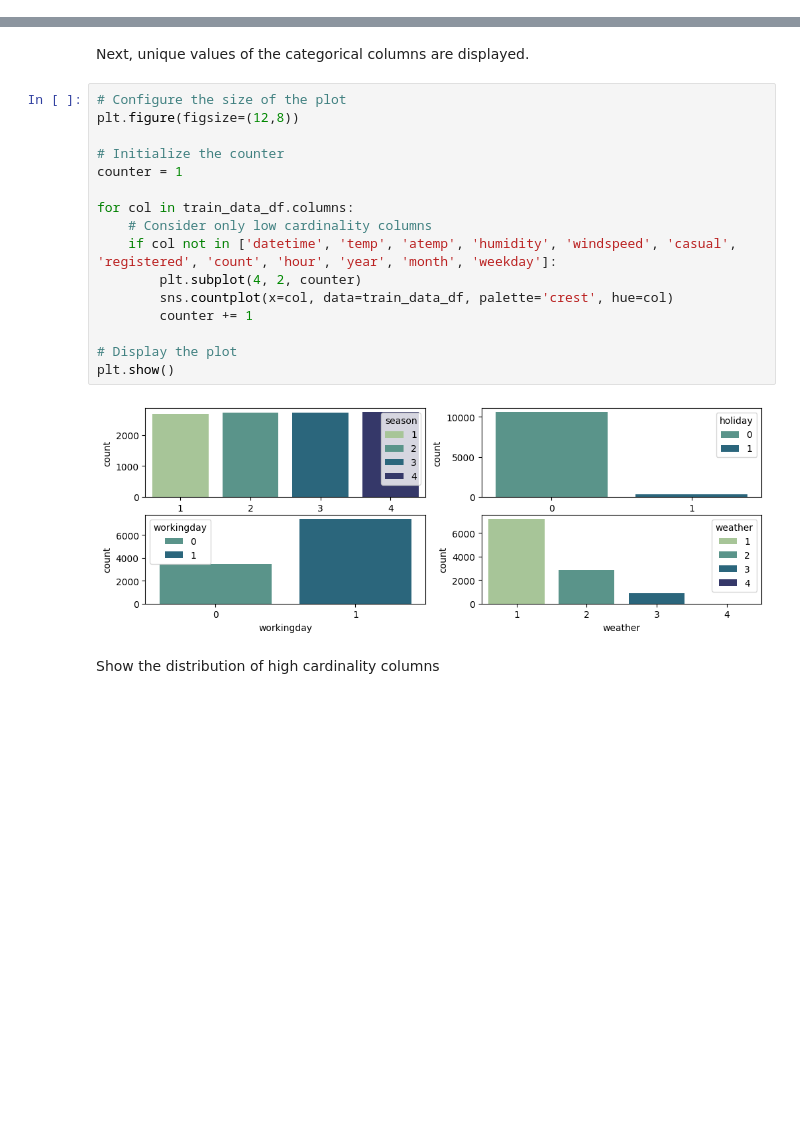
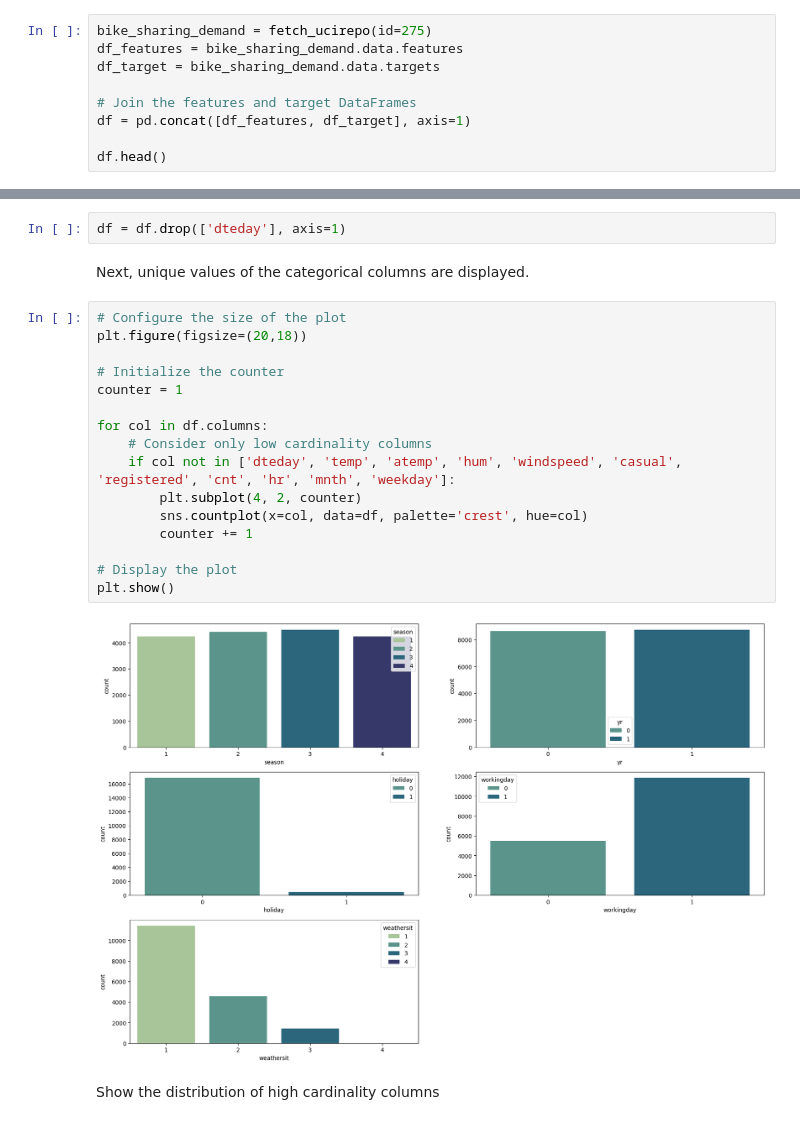
Before and after one commit to ChristianConchari/bike-sharing-demand, a Jupyter notebook: notebooks/data_exploration.ipynb, the cells around one changed output, grey strips where cells are left out. Saved outputs shown, nothing was run; the diff lists cells and outputs as text; blank space fills up the shorter version.

```diff
--- a/notebooks/data_exploration.ipynb
+++ b/notebooks/data_exploration.ipynb
@@ -50,0 +33,9 @@ train_data_df.head()
+# %%
+bike_sharing_demand = fetch_ucirepo(id=275)
+df_features = bike_sharing_demand.data.features
+df_target = bike_sharing_demand.data.targets
+
+# Join the features and target DataFrames
+df = pd.concat([df_features, df_target], axis=1)
+
+df.head()
@@ -109,23 +111,25 @@ count has: 822 unique values
+# %%
+df = df.drop(['dteday'], axis=1)
 # %% [markdown]
 Next, unique values of the categorical columns are displayed.
 # %%
 # Configure the size of the plot
-plt.figure(figsize=(12,8))
+plt.figure(figsize=(20,18))
 
 # Initialize the counter
 counter = 1
 
-for col in train_data_df.columns:
+for col in df.columns:
     # Consider only low cardinality columns
-    if col not in ['datetime', 'temp', 'atemp', 'humidity', 'windspeed', 'casual', 'registered', 'count', 'hour', 'year', 'month', 'weekday']:
+    if col not in ['dteday', 'temp', 'atemp', 'hum', 'windspeed', 'casual', 'registered', 'cnt', 'hr', 'mnth', 'weekday']:
         plt.subplot(4, 2, counter)
-        sns.countplot(x=col, data=train_data_df, palette='crest', hue=col)
+        sns.countplot(x=col, data=df, palette='crest', hue=col)
         counter += 1
 
 # Display the plot
 plt.show()
 # %% [output]
-[figure, old version]
+[figure, new version]
 # %% [markdown]
 Show the distribution of high cardinality columns
 # %%
```
Also changed, not shown: parts of 38 cells of this notebook.
